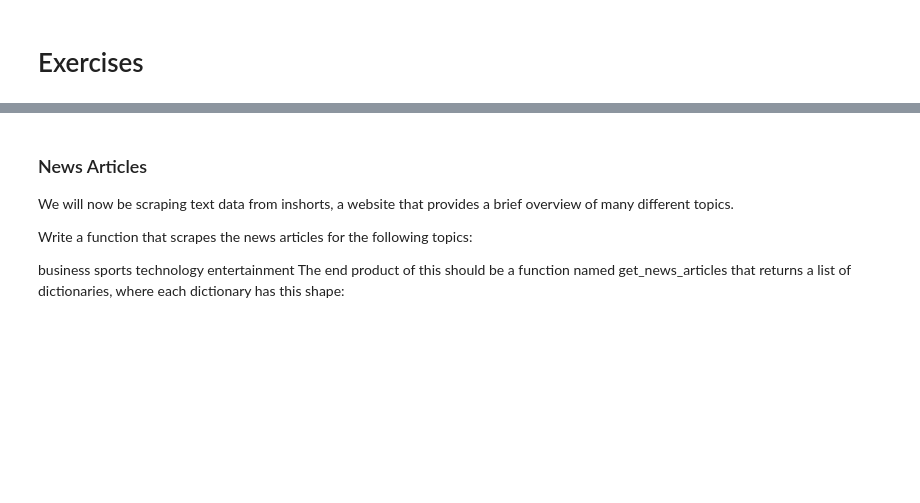
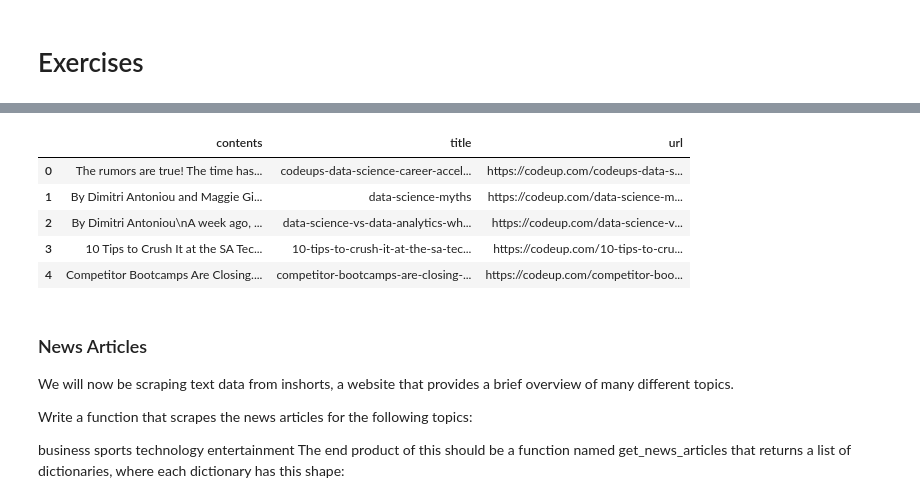
Before and after one commit to jessejinnaruiz/ds-methodologies-exercises, a Jupyter notebook: nlp/acquisition.ipynb, the cells around one changed output, grey strips where cells are left out. Drawn from its saved outputs; the diff is of its cells as text; code cells hidden in the pictures; blank space fills up the shorter version.

```diff
--- a/nlp/acquisition.ipynb
+++ b/nlp/acquisition.ipynb
@@ -163,0 +129,8 @@ articles
+# %%
+def get_blog_articles_save(use_cache=True):
+    if use_cache and os.path.exists('codeup_blog_articles.json'):
+        articles = json.load(open('codeup_blog_articles.json'))
+    else:
+        articles = get_blog_articles()
+        json.dump(articles, open('codeup_blog_articles.json', 'w'))
+    return articles
@@ -164,3 +155,12 @@ articles
+# %%
+pd.DataFrame(get_blog_articles_save())
+# %% [output]
+|  | contents | title | url |
+| 0 | The rumors are true! The time has... | codeups-data-science-career-accel... | https://codeup.com/codeups-data-s... |
+| 1 | By Dimitri Antoniou and Maggie Gi... | data-science-myths | https://codeup.com/data-science-m... |
+| 2 | By Dimitri Antoniou\nA week ago, ... | data-science-vs-data-analytics-wh... | https://codeup.com/data-science-v... |
+| 3 | 10 Tips to Crush It at the SA Tec... | 10-tips-to-crush-it-at-the-sa-tec... | https://codeup.com/10-tips-to-cru... |
+| 4 | Competitor Bootcamps Are Closing.... | competitor-bootcamps-are-closing-... | https://codeup.com/competitor-boo... |
 # %% [markdown]
 ### News Articles
 
```
Also changed, not shown: parts of 30 cells of this notebook.
